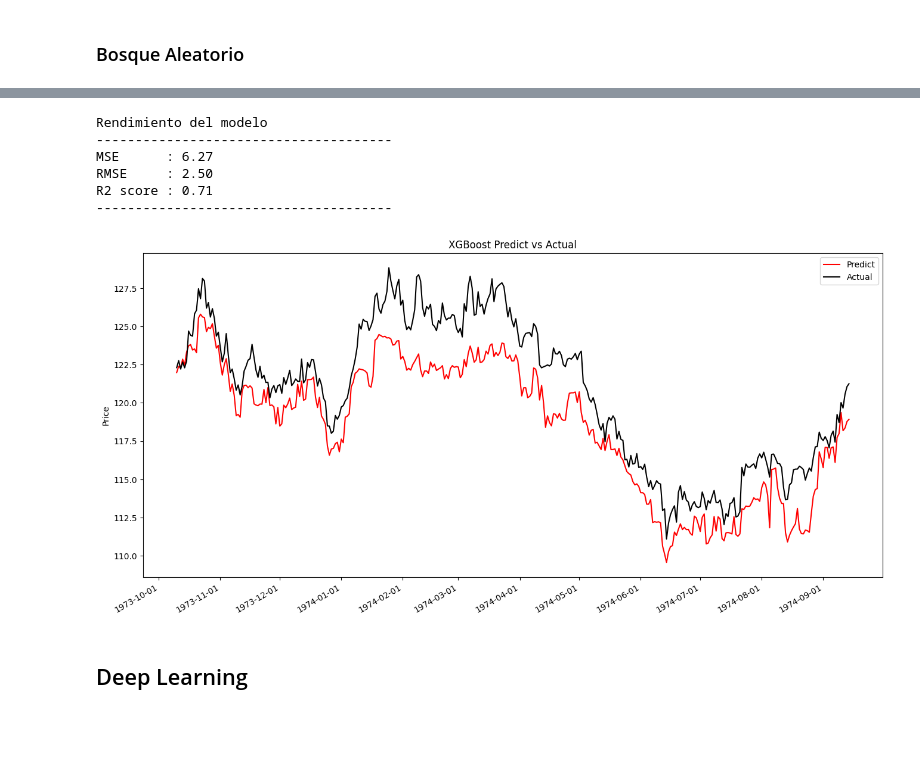
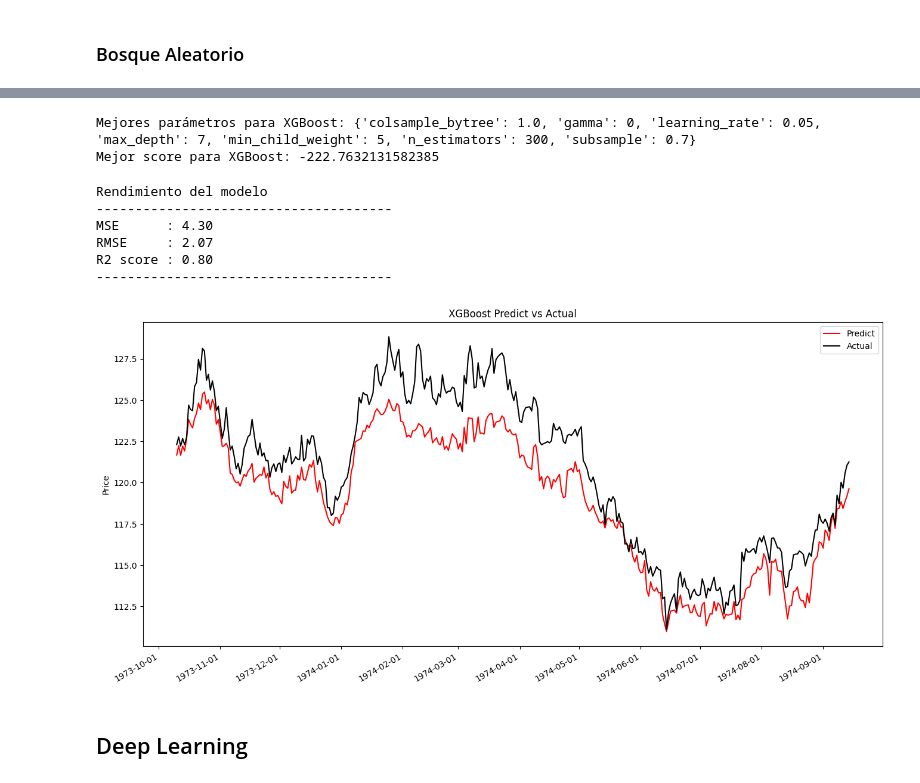
Before and after one commit to QuantConsulting/GOLD-FORECAST, a Jupyter notebook: notebooks/gold_prediction.ipynb, the cells around one changed output, grey strips where cells are left out. Cells and saved outputs as stored; diff of their text form; code cells hidden in the pictures; blank space fills up the shorter version.

Commit message:
Gradient Boosting Models
Added Gradient Boosting models with Grid Search on each of them.

```diff
--- a/notebooks/gold_prediction.ipynb
+++ b/notebooks/gold_prediction.ipynb
@@ -808,19 +933,54 @@ El Random Forest optimizado con GridSearch es el mejor modelo de los tres para p
+# %%
+
+import xgboost as xgb
+
+# Parámetros para XGBoost
+xgb_params = {
+    'n_estimators': [100, 300],  # Número de árboles. Más árboles pueden mejorar el rendimiento pero también el riesgo de sobreajuste.
+    'max_depth': [3, 5, 7],        # Profundidad máxima de cada árbol. Limitar la profundidad ayuda a prevenir el sobreajuste.
+    'learning_rate': [0.01, 0.05],  # Tasa de aprendizaje. Un valor más bajo hace el modelo más robusto a la variabilidad del dataset, reduciendo el sobreajuste.
+    'subsample': [0.7, 0.8],    # Fracción de muestras usadas para cada árbol. Un valor menor puede hacer al modelo más conservador.
+    'colsample_bytree': [0.7, 1.0],  # Fracción de características usadas para cada árbol. Una técnica para controlar el sobreajuste.
+    'min_child_weight': [1, 3, 5],   # Suma mínima de pesos de instancias necesaria en un hijo. Usado para controlar el sobreajuste.
+    'gamma': [0, 0.1, 0.2]           # Reducción mínima de pérdida requerida para hacer una partición en un nodo de hoja. Ayuda a decidir el número óptimo de nodos terminales.
+
+}
+
+# Creación del modelo XGBoost
+xgb_model = xgb.XGBRegressor()
+xgb_gs = GridSearchCV(xgb_model, xgb_params, cv=3, scoring='neg_mean_squared_error')
+
+# Ejecución del Grid Search
+xgb_gs.fit(X_train, y_train)
+print("Mejores parámetros para XGBoost:", xgb_gs.best_params_)
+print("Mejor score para XGBoost:", xgb_gs.best_score_)
+# %% [output]
+Mejores parámetros para XGBoost: {'colsample_bytree': 1.0, 'gamma': 0, 'learning_rate': 0.05, 'max_depth': 7, 'min_child_weight': 5, 'n_estimators': 300, 'subsample': 0.7}
+Mejor score para XGBoost: -222.7632131582385
 # %%
 # se realiza el modelo de xgboost metodo de ensamble
-import xgboost as xgb # type: ignore
-model = xgb.XGBRegressor()
+import xgboost as xgb
+model = xgb.XGBRegressor(
+    n_estimators=300,
+    max_depth=7,
+    learning_rate=0.05,
+    subsample=0.7,
+    colsample_bytree=1.0,
+    gamma=0,
+    min_child_weight=5
+)
 
 #Training the model on the training data
 model.fit(X_train, y_train)
 rendimiento_modelo(model, "XGBoost", mse_dict, rmse_dict)
 # %% [output]
 Rendimiento del modelo
 --------------------------------------
-MSE      : 6.27
-RMSE     : 2.50
-R2 score : 0.71
+MSE      : 4.30
+RMSE     : 2.07
+R2 score : 0.80
 --------------------------------------
-[figure, old version]
+[figure, new version]
 # %% [markdown]
 ## Deep Learning
 # %%
```
Also changed, not shown: parts of 20 cells of this notebook.
